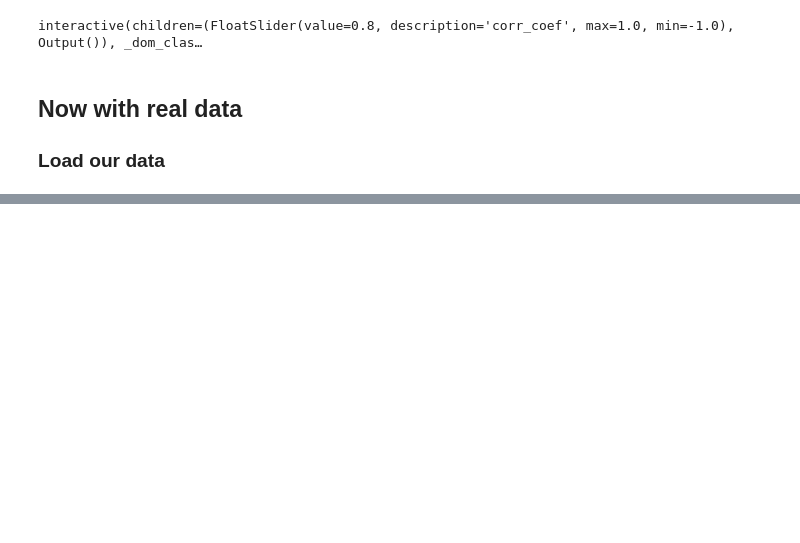
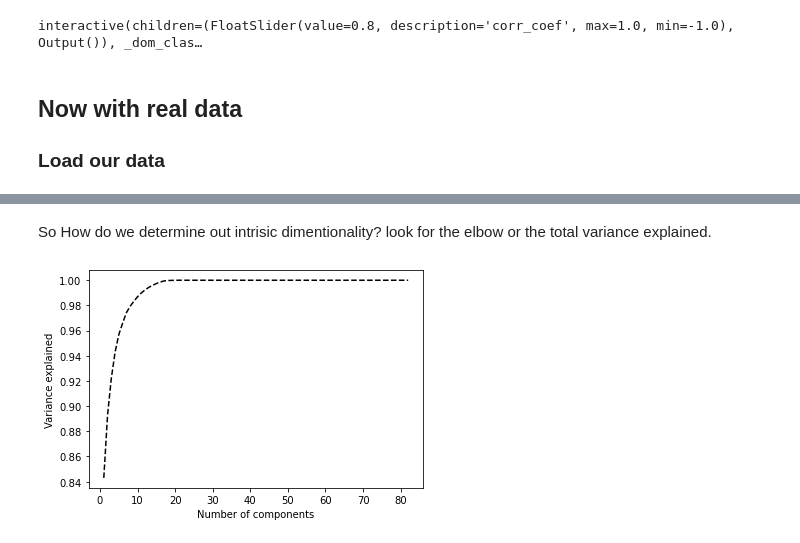
Before and after one commit to svdavid/NEUS642, a Jupyter notebook: notebooks/week7_02-15_PCA/data/NEUS642_PCA_notebook.ipynb, the cells around one changed output, grey strips where cells are left out. Saved outputs shown, nothing was run; the diff lists cells and outputs as text; code cells hidden in the pictures; blank space fills up the shorter version.

Commit message:
updated variance explained

```diff
--- a/notebooks/week7_02-15_PCA/data/NEUS642_PCA_notebook.ipynb
+++ b/notebooks/week7_02-15_PCA/data/NEUS642_PCA_notebook.ipynb
@@ -181,6 +181,26 @@ def sort_evals_descending(evals, evectors):
                            1 / np.sqrt(2) * np.array([-1, 1]))) > np.pi / 2:
       evectors[:, 1] = -evectors[:, 1]
   return evals, evectors
+
+def plot_variance_explained(variance_explained):
+  """
+  Plots eigenvalues.
+
+  Args:
+    variance_explained (numpy array of floats) : Vector of variance explained
+                                                 for each PC
+
+  Returns:
+    Nothing.
+
+  """
+
+  plt.figure()
+  plt.plot(np.arange(1, len(variance_explained) + 1), variance_explained,
+           '--k')
+  plt.xlabel('Number of components')
+  plt.ylabel('Variance explained')
+  plt.show()
 # %% [markdown]
 Mutivariate Data: (Many Variables): Example of a neural Recording where we have a vector where each Xi represents a firing rate of a neruon.
 
@@ -680,0 +700,19 @@ print(variance_explained)
+# %% [markdown]
+So How do we determine out intrisic dimentionality?  look for the elbow or the total variance explained.
+# %%
+def get_variance_explained(evals):
+
+  # cumulatively sum the eigenvalues
+  csum = np.cumsum(evals)
+  # normalize by the sum of eigenvalues
+  variance_explained = csum/np.sum(evals)
+
+  return variance_explained
+
+
+# calculate the variance explained
+variance_explained = get_variance_explained(evals)
+
+plot_variance_explained(variance_explained)
+# %% [output]
+[figure, added]
```
Also changed, not shown: parts of 6 cells of this notebook.
